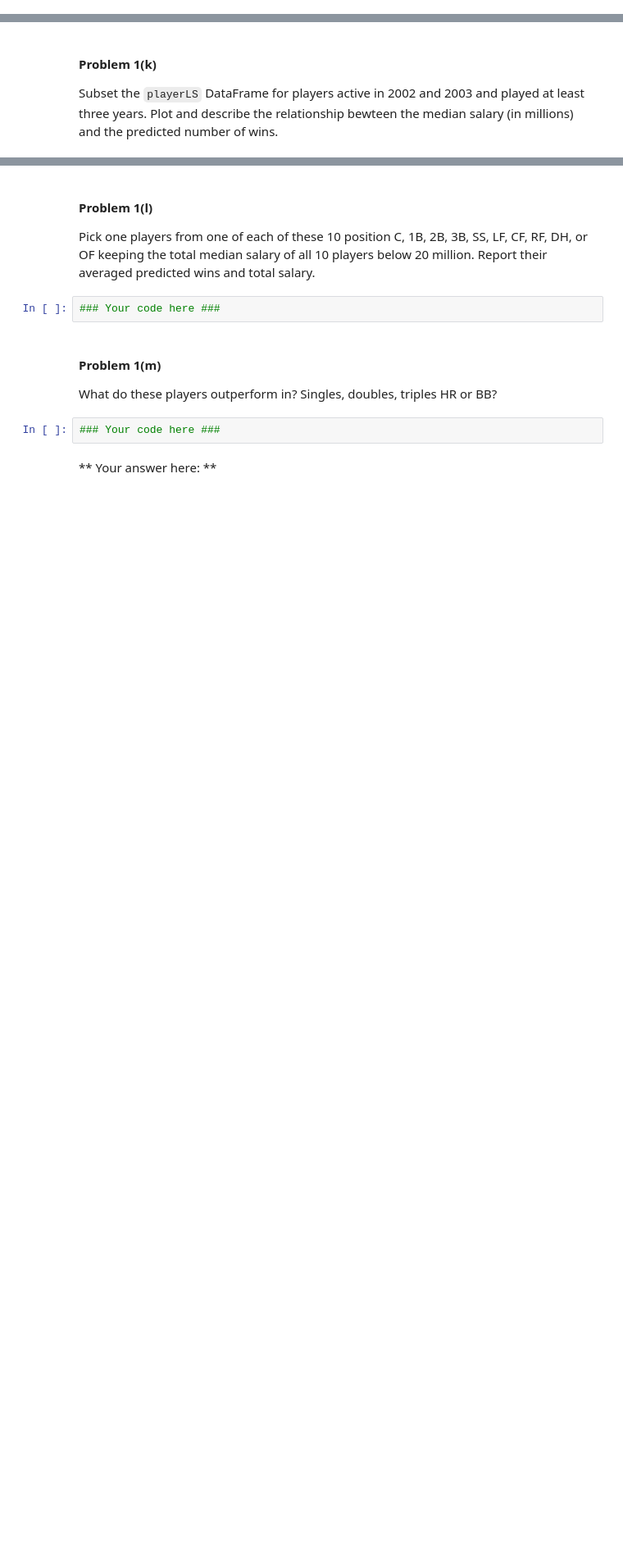
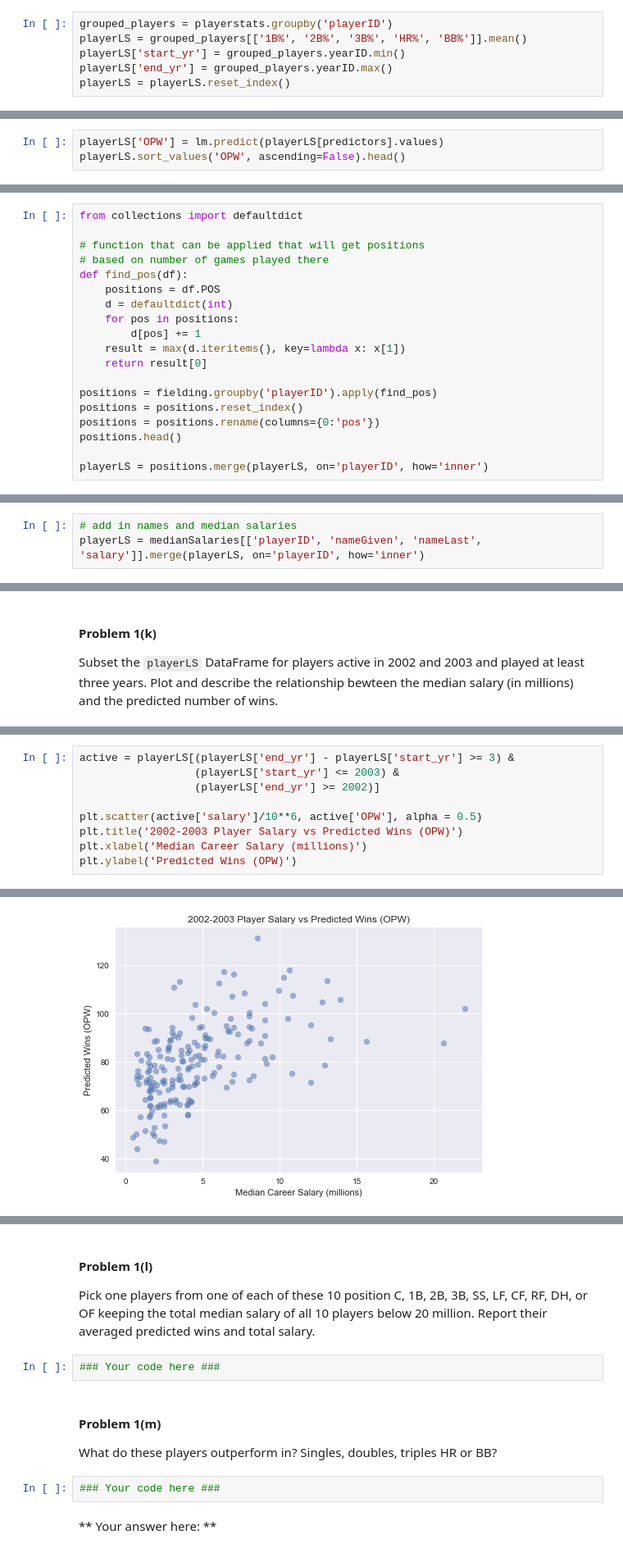
Before and after one commit to tuckergordon/bah_repos, a Jupyter notebook: 2014hw/hw3/HW3.ipynb, the cells around one changed output, grey strips where cells are left out. Shown at 82% size. Cells and saved outputs as stored; diff of their text form; blank space fills up the shorter version.

```diff
--- a/2014hw/hw3/HW3.ipynb
+++ b/2014hw/hw3/HW3.ipynb
@@ -250,2 +272,8 @@ Using the `playerstats` DataFrame created in Problem 1(g), create a new DataFram
+# %%
+grouped_players = playerstats.groupby('playerID')
+playerLS = grouped_players[['1B%', '2B%', '3B%', 'HR%', 'BB%']].mean()
+playerLS['start_yr'] = grouped_players.yearID.min()
+playerLS['end_yr'] = grouped_players.yearID.max()
+playerLS = playerLS.reset_index()
 # %% [markdown]
 Show the head of the `playerLS` DataFrame.
@@ -259,0 +293,3 @@ Compute the OPW for each player based on the average rates in the `playerLS` Dat
+# %%
+playerLS['OPW'] = lm.predict(playerLS[predictors].values)
+playerLS.sort_values('OPW', ascending=False).head()
@@ -266,2 +307,21 @@ Add four columns to the `playerLS` DataFrame that contains the player's position
+# %%
+from collections import defaultdict
+
+# function that can be applied that will get positions
+# based on number of games played there
+def find_pos(df):
+    positions = df.POS
+    d = defaultdict(int)
+    for pos in positions:
+        d[pos] += 1
+    result = max(d.iteritems(), key=lambda x: x[1])
+    return result[0]
+
+positions = fielding.groupby('playerID').apply(find_pos)
+positions = positions.reset_index()
+positions = positions.rename(columns={0:'pos'})
+positions.head()
+
+playerLS = positions.merge(playerLS, on='playerID', how='inner')
 # %% [markdown]
 Show the head of the `playerLS` DataFrame.
@@ -269,0 +328,3 @@ Show the head of the `playerLS` DataFrame.
+# %%
+# add in names and median salaries
+playerLS = medianSalaries[['playerID', 'nameGiven', 'nameLast', 'salary']].merge(playerLS, on='playerID', how='inner')
@@ -275,0 +344,10 @@ Subset the `playerLS` DataFrame for players active in 2002 and 2003 and played a
+# %%
+active = playerLS[(playerLS['end_yr'] - playerLS['start_yr'] >= 3) &
+                  (playerLS['start_yr'] <= 2003) &
+                  (playerLS['end_yr'] >= 2002)]
+
+plt.scatter(active['salary']/10**6, active['OPW'], alpha = 0.5)
+plt.title('2002-2003 Player Salary vs Predicted Wins (OPW)')
+plt.xlabel('Median Career Salary (millions)')
+plt.ylabel('Predicted Wins (OPW)')
+# %% [output]
@@ -275,0 +355 @@ Subset the `playerLS` DataFrame for players active in 2002 and 2003 and played a
+[figure, added]
```
Also changed, not shown: parts of 22 cells of this notebook, 1 other file.
